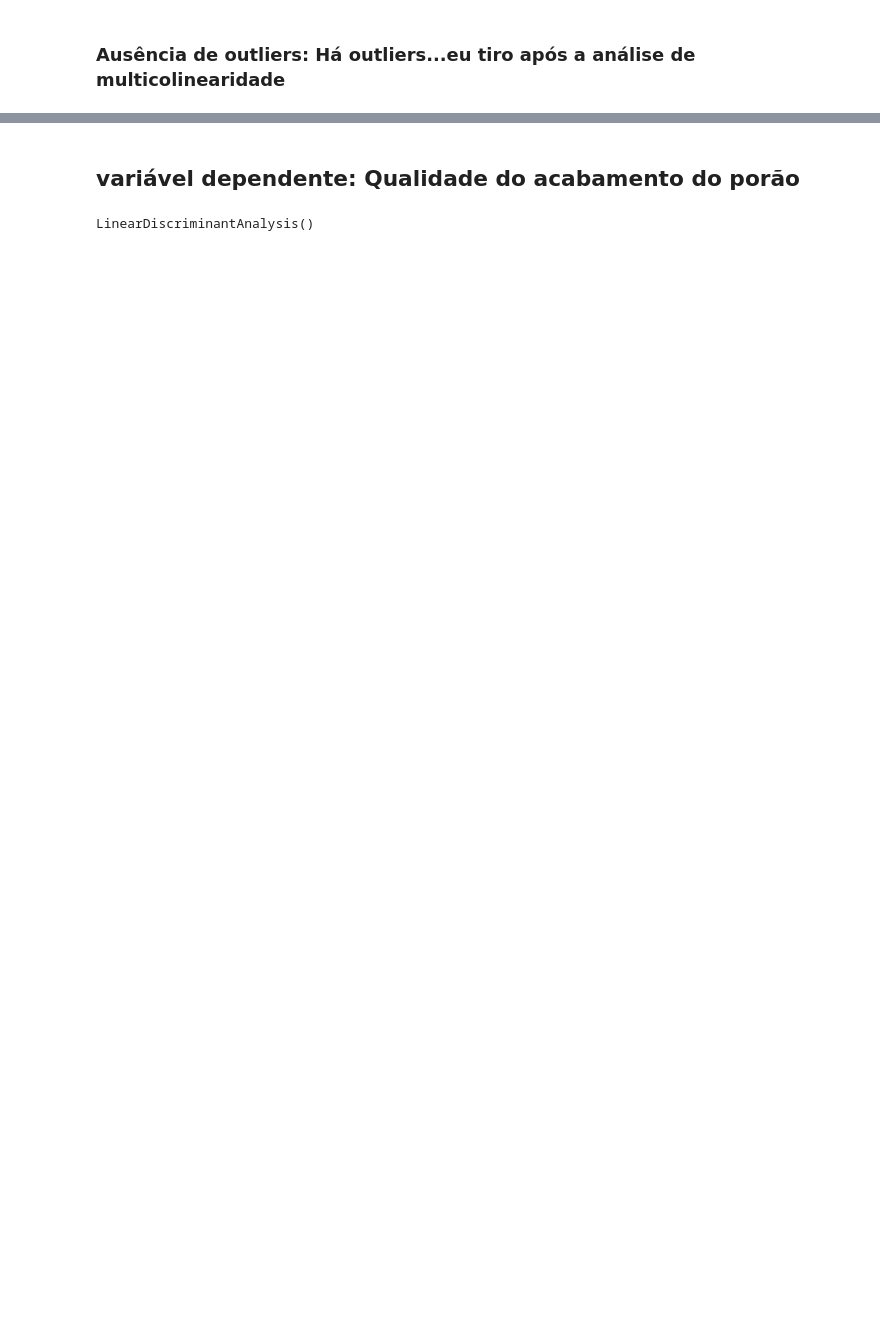
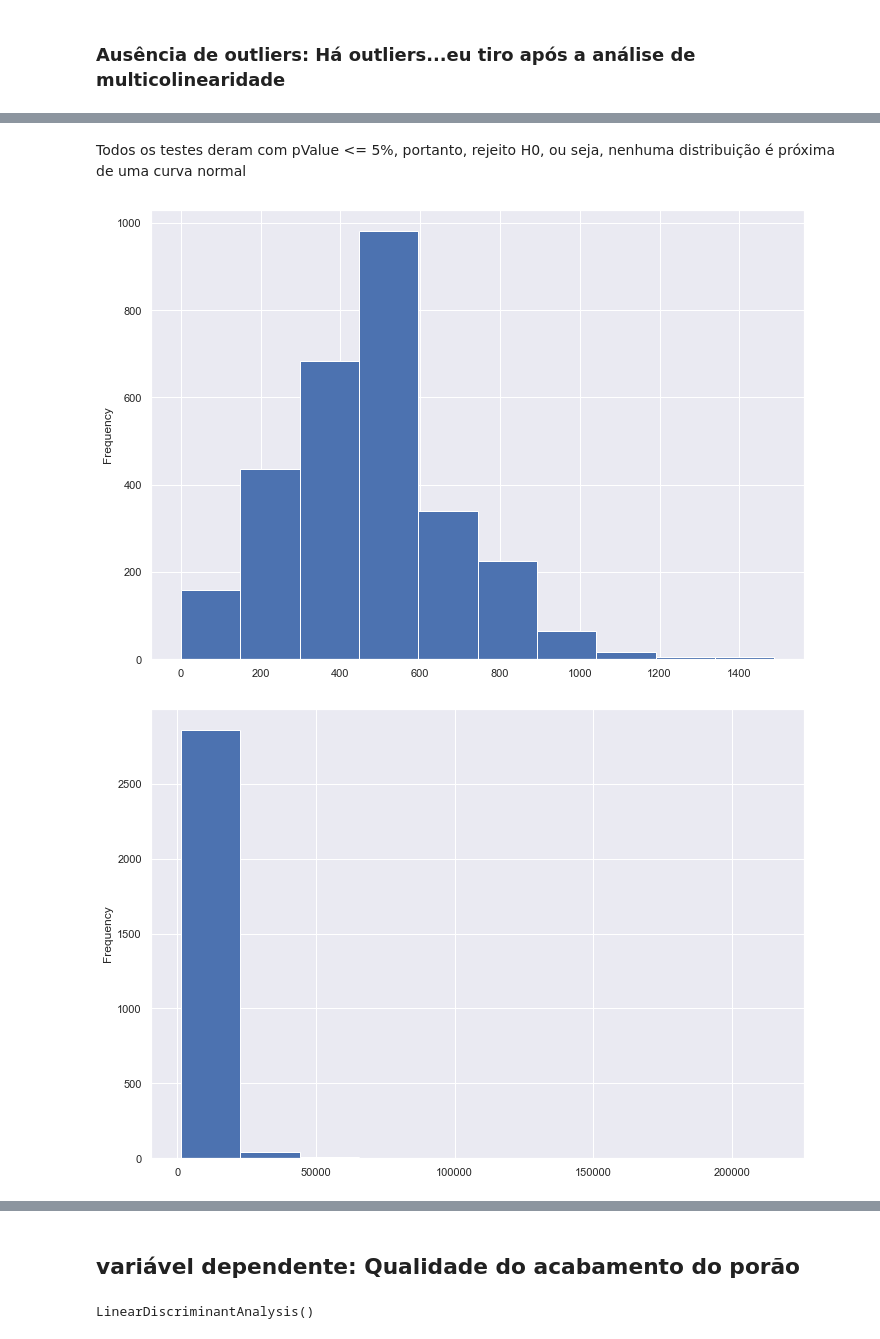
Before and after one commit to fabioheiji/mqaa, a Jupyter notebook: LAD.ipynb, the cells around one changed output, grey strips where cells are left out. Saved outputs shown, nothing was run; the diff lists cells and outputs as text; code cells hidden in the pictures; blank space fills up the shorter version.

```diff
--- a/LAD.ipynb
+++ b/LAD.ipynb
@@ -200,4 +171,0 @@ Todos os testes deram com pValue <= 5%, portanto, rejeito H0, ou seja, nenhuma d
-# %%
-for atributo in colunas_para_LDA:
-    df[atributo].plot(kind='hist')
-    plt.show()
@@ -327,0 +270,5 @@ df_para_LDA
+# %%
+# Teste da Normalidade multivariada
+for atributo in df_para_LDA.columns:
+    #Para teste de Normalidade usarei o teste de Kolmogorov-Smirnov (Aula MQA-Pressupostos, slide 11)
+    print(kstest(df_para_LDA[atributo].to_numpy(), 'norm', N=100))
@@ -327,0 +286,9 @@ df_para_LDA
+# %% [markdown]
+Todos os testes deram com pValue <= 5%, portanto, rejeito H0, ou seja, nenhuma distribuição é próxima de uma curva normal
+# %%
+for atributo in df_para_LDA.columns:
+    df[atributo].plot(kind='hist')
+    plt.show()
+# %% [output]
+[figure, added]
+[figure, added]
```
Also changed, not shown: parts of 20 cells of this notebook, 1 other file.
